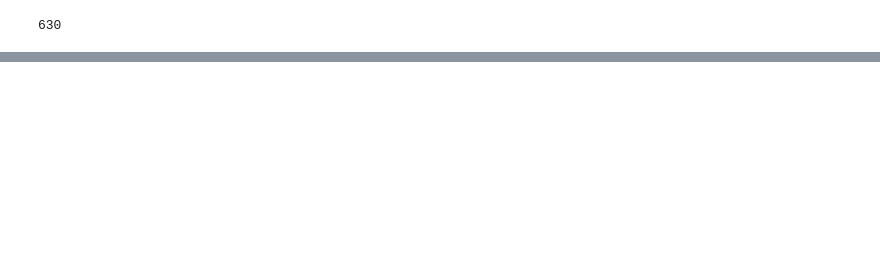
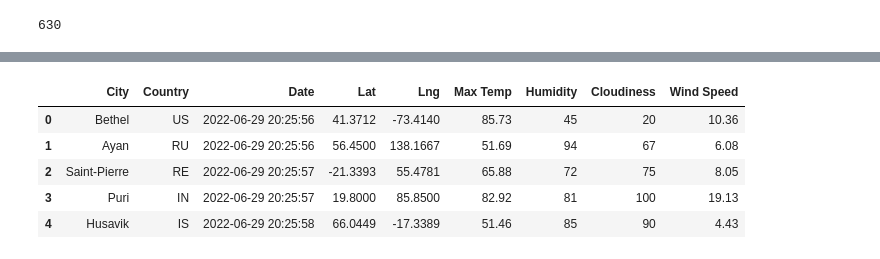
Before and after one commit to mgochis/World_Weather_Analysis, a Jupyter notebook: WeatherPy.ipynb, the cells around one changed output, grey strips where cells are left out. Drawn from its saved outputs; the diff is of its cells as text; code cells hidden in the pictures; blank space fills up the shorter version.

```diff
--- a/WeatherPy.ipynb
+++ b/WeatherPy.ipynb
@@ -74,0 +188,9 @@ cities
+# %%
+city_data_df.head(5)
+# %% [output]
+|  | City | Country | Date | Lat | Lng | Max Temp | Humidity | Cloudiness | Wind Speed |
+| 0 | Bethel | US | 2022-06-29 20:25:56 | 41.3712 | -73.4140 | 85.73 | 45 | 20 | 10.36 |
+| 1 | Ayan | RU | 2022-06-29 20:25:56 | 56.4500 | 138.1667 | 51.69 | 94 | 67 | 6.08 |
+| 2 | Saint-Pierre | RE | 2022-06-29 20:25:57 | -21.3393 | 55.4781 | 65.88 | 72 | 75 | 8.05 |
+| 3 | Puri | IN | 2022-06-29 20:25:57 | 19.8000 | 85.8500 | 82.92 | 81 | 100 | 19.13 |
+| 4 | Husavik | IS | 2022-06-29 20:25:58 | 66.0449 | -17.3389 | 51.46 | 85 | 90 | 4.43 |
```
Also changed, not shown: parts of 7 cells of this notebook, 4 other files.
